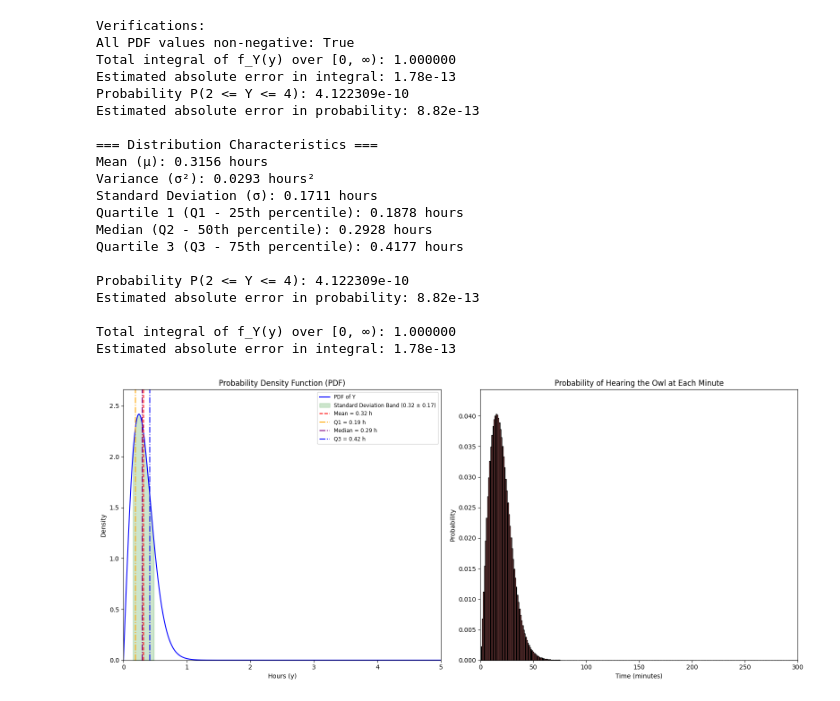
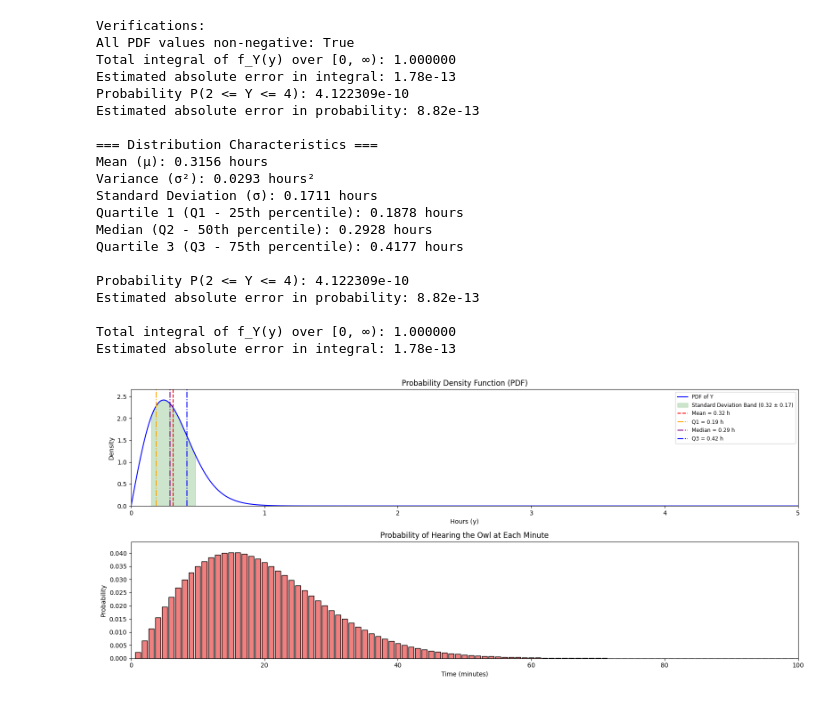
Before and after one commit to hualcosa/DLMDSAS01_advanced_workbook, a Jupyter notebook: notebooks/task2.ipynb, the cells around one changed output. Saved outputs shown, nothing was run; the diff lists cells and outputs as text; code cells hidden in the pictures.

```diff
--- a/notebooks/task2.ipynb
+++ b/notebooks/task2.ipynb
@@ -5,7 +5,7 @@ from scipy.integrate import quad
 from scipy.optimize import bisect
 from math import sqrt, pi
 
-# Parameters (ensuring xi_5 + xi_7 = 1)
+# Parameters
 xi_4 = 3
 xi_5 = 0.80
 xi_6 = 9
@@ -13,7 +13,7 @@ xi_7 = 0.20
 xi_8 = 5
 
 
-# Define the Survival Function S_Y(y) for xi_4 = 3
+# Define the Survival Function S_Y(y)
 def S_Y(y):
     return xi_5 * np.exp(-xi_6 * y**2) + xi_7 * np.exp(-xi_8 * y**2)
 
@@ -91,7 +91,7 @@ print(f"Estimated absolute error in integral: {integral_error:.2e}")
 plt.figure(figsize=(16, 7))
 
 # ----- PDF Plot -----
-plt.subplot(1, 2, 1)
+plt.subplot(2, 1, 1)
 plt.plot(y_test, f_Y_values, label="PDF of Y", color="blue")
 
 # Shade standard deviation band (μ ± σ)
@@ -123,36 +123,36 @@ plt.ylabel("Density")
 plt.legend(loc="upper right", fontsize="small")
 
 # ----- Histogram Plot -----
-plt.subplot(1, 2, 2)
+plt.subplot(2, 1, 2)
 plt.bar(minutes, minute_probs, color="lightcoral", edgecolor="black")
 plt.title("Probability of Hearing the Owl at Each Minute")
 plt.xlabel("Time (minutes)")
 plt.ylabel("Probability")
-plt.xlim(0, 300)
+plt.xlim(0, 100)
 plt.ylim(0, max(minute_probs) * 1.1)
 
 # Improve layout and spacing
 plt.tight_layout()
 plt.show()
 # %% [output]
 Verifications:
 All PDF values non-negative: True
 Total integral of f_Y(y) over [0, ∞): 1.000000
 Estimated absolute error in integral: 1.78e-13
 Probability P(2 <= Y <= 4): 4.122309e-10
 Estimated absolute error in probability: 8.82e-13
 
 === Distribution Characteristics ===
 Mean (μ): 0.3156 hours
 Variance (σ²): 0.0293 hours²
 Standard Deviation (σ): 0.1711 hours
 Quartile 1 (Q1 - 25th percentile): 0.1878 hours
 Median (Q2 - 50th percentile): 0.2928 hours
 Quartile 3 (Q3 - 75th percentile): 0.4177 hours
 
 Probability P(2 <= Y <= 4): 4.122309e-10
 Estimated absolute error in probability: 8.82e-13
 
 Total integral of f_Y(y) over [0, ∞): 1.000000
 Estimated absolute error in integral: 1.78e-13
-[figure, old version]
+[figure, new version]
```
Also changed, not shown: parts of 1 cell of this notebook, 9 other files.
